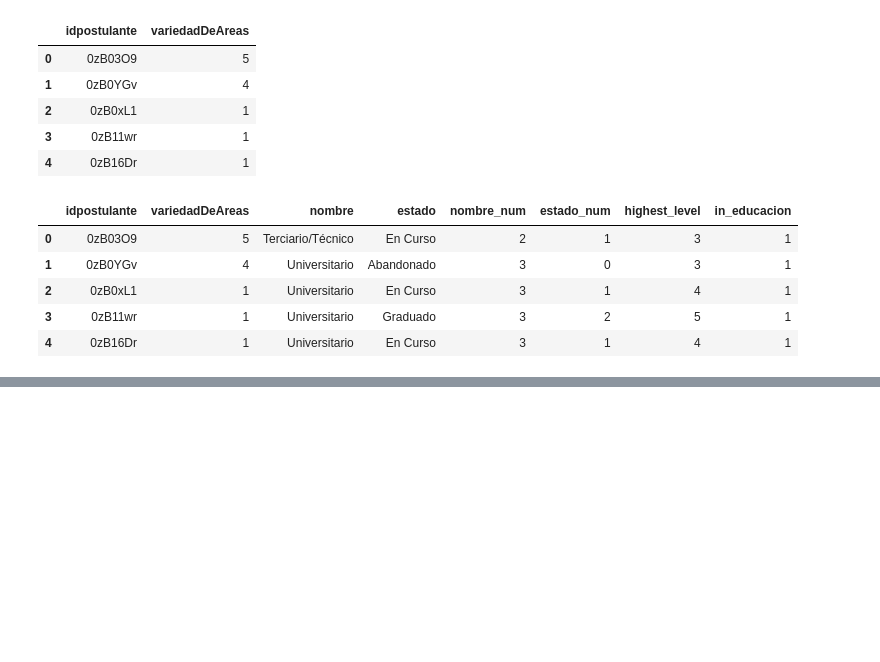
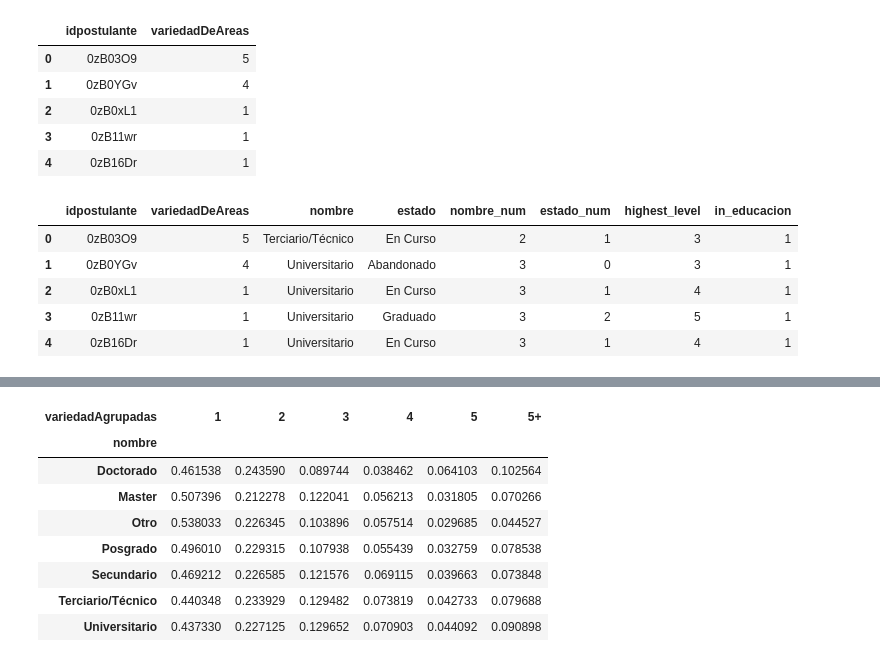
Before and after one commit to rauldip22/TP1, a Jupyter notebook: TP1.ipynb, the cells around one changed output, grey strips where cells are left out. Cells and saved outputs as stored; diff of their text form; code cells hidden in the pictures; blank space fills up the shorter version.

```diff
--- a/TP1.ipynb
+++ b/TP1.ipynb
@@ -781,3 +821,7 @@ educacion.head()
 | 211836 | zvxzjoK | Terciario/Técnico | En Curso | 2 | 1 | 3 | 1 |
 | 213652 | zvxzeBK | Terciario/Técnico | Graduado | 2 | 2 | 4 | 1 |
 | 213648 | zvxzVr8 | Secundario | Graduado | 1 | 2 | 3 | 1 |
+# %%
+avisos_con_detalles.rename(columns={"idaviso": "idAviso"},inplace=True)
+postulaciones_con_vistas.rename(columns={"idaviso": "idAviso"},inplace=True)
+postulaciones_con_vistas.head()
@@ -784,5 +835,5 @@ educacion.head()
 # %%
-postulaciones_detalladas = pd.merge(postulaciones_con_vistas, avisos_con_detalles, on=['idAviso'])
+postulaciones_detalladas = pd.merge(postulaciones_con_vistas, avisos_con_detalles, on='idAviso')
 # %%
 postulaciones_detalladas.head()
 # %% [output]
@@ -849,0 +917,4 @@ variedad_de_busquedas.head()
+# %%
+variedad_de_busquedas['variedadAgrupadas'] =  np.where(variedad_de_busquedas['variedadDeAreas'] <= 5,'1-5',
+                                                                             np.where(variedad_de_busquedas['variedadDeAreas'] <= 10,'5-10',
+                                                                                      np.where(variedad_de_busquedas['variedadDeAreas'] <= 15, '10-15','15+')))
@@ -849,0 +933,18 @@ variedad_de_busquedas.head()
+# %%
+variedad_de_busquedas['variedadAgrupadas'] =  np.where(variedad_de_busquedas['variedadDeAreas'] == 1,'1',
+                                                                             np.where(variedad_de_busquedas['variedadDeAreas']  == 2,'2',
+                                                                                      np.where(variedad_de_busquedas['variedadDeAreas'] == 3, '3',
+                                                                                                np.where(variedad_de_busquedas['variedadDeAreas'] == 4, '4',
+                                                                                                          np.where(variedad_de_busquedas['variedadDeAreas'] == 5, '5', '5+')))))
+# %%
+pd.crosstab(variedad_de_busquedas['nombre'],variedad_de_busquedas['variedadAgrupadas'], normalize='index')
+# %% [output]
+| variedadAgrupadas | 1 | 2 | 3 | 4 | 5 | 5+ |
+| nombre |  |  |  |  |  |  |
+| Doctorado | 0.461538 | 0.243590 | 0.089744 | 0.038462 | 0.064103 | 0.102564 |
+| Master | 0.507396 | 0.212278 | 0.122041 | 0.056213 | 0.031805 | 0.070266 |
+| Otro | 0.538033 | 0.226345 | 0.103896 | 0.057514 | 0.029685 | 0.044527 |
+| Posgrado | 0.496010 | 0.229315 | 0.107938 | 0.055439 | 0.032759 | 0.078538 |
+| Secundario | 0.469212 | 0.226585 | 0.121576 | 0.069115 | 0.039663 | 0.073848 |
+| Terciario/Técnico | 0.440348 | 0.233929 | 0.129482 | 0.073819 | 0.042733 | 0.079688 |
+| Universitario | 0.437330 | 0.227125 | 0.129652 | 0.070903 | 0.044092 | 0.090898 |
```
Also changed, not shown: parts of 28 cells of this notebook.
